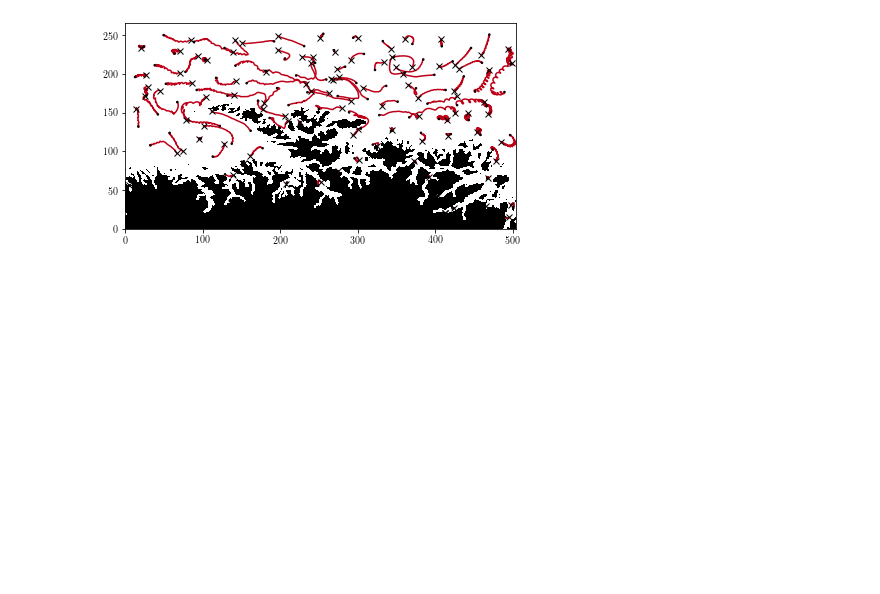
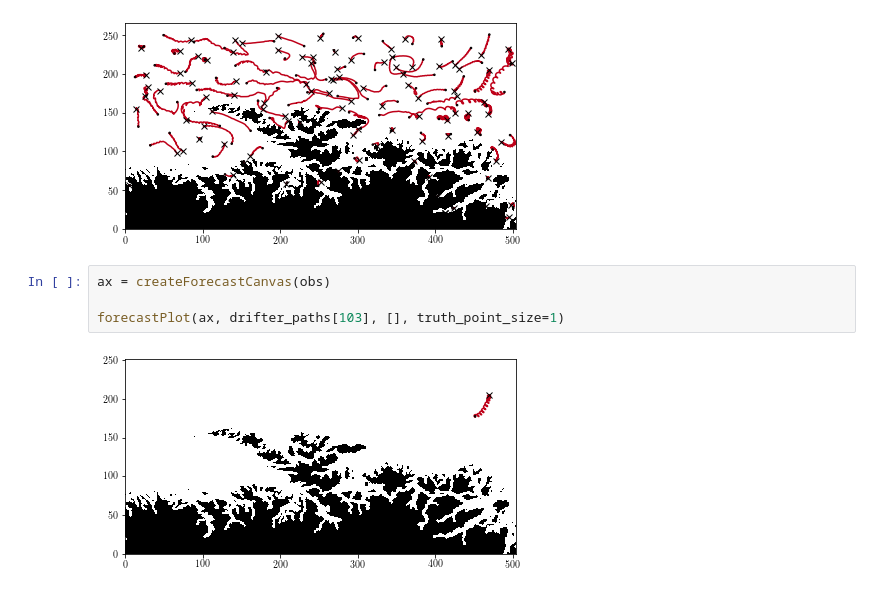
Before and after one commit to metno/gpu-ocean, a Jupyter notebook: gpu_ocean/demos/MPI_SIR/OpenDrift2ObservationFile.ipynb, the cells around one changed output. Drawn from its saved outputs; the diff is of its cells as text; blank space fills up the shorter version.

```diff
--- a/gpu_ocean/demos/MPI_SIR/OpenDrift2ObservationFile.ipynb
+++ b/gpu_ocean/demos/MPI_SIR/OpenDrift2ObservationFile.ipynb
@@ -426,3 +426,9 @@ for drifter_path in drifter_paths:
     forecastPlot(ax, drifter_path, [], truth_point_size=1)
 # %% [output]
 [figure]
+# %%
+ax = createForecastCanvas(obs)
+
+forecastPlot(ax, drifter_paths[103], [], truth_point_size=1)
+# %% [output]
+[figure, added]
```
Also changed, not shown: parts of 1 cell of this notebook, 3 other files.
